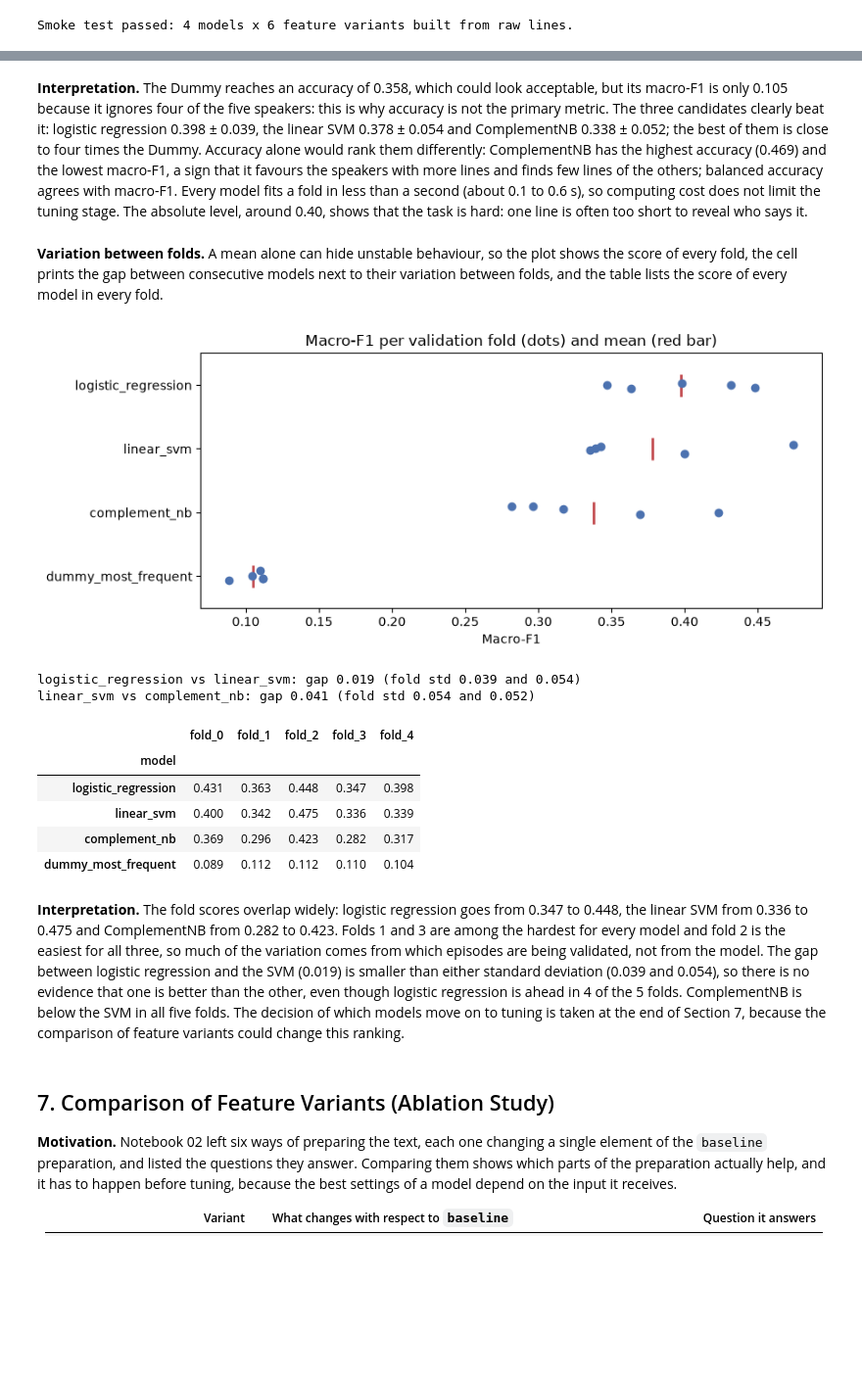
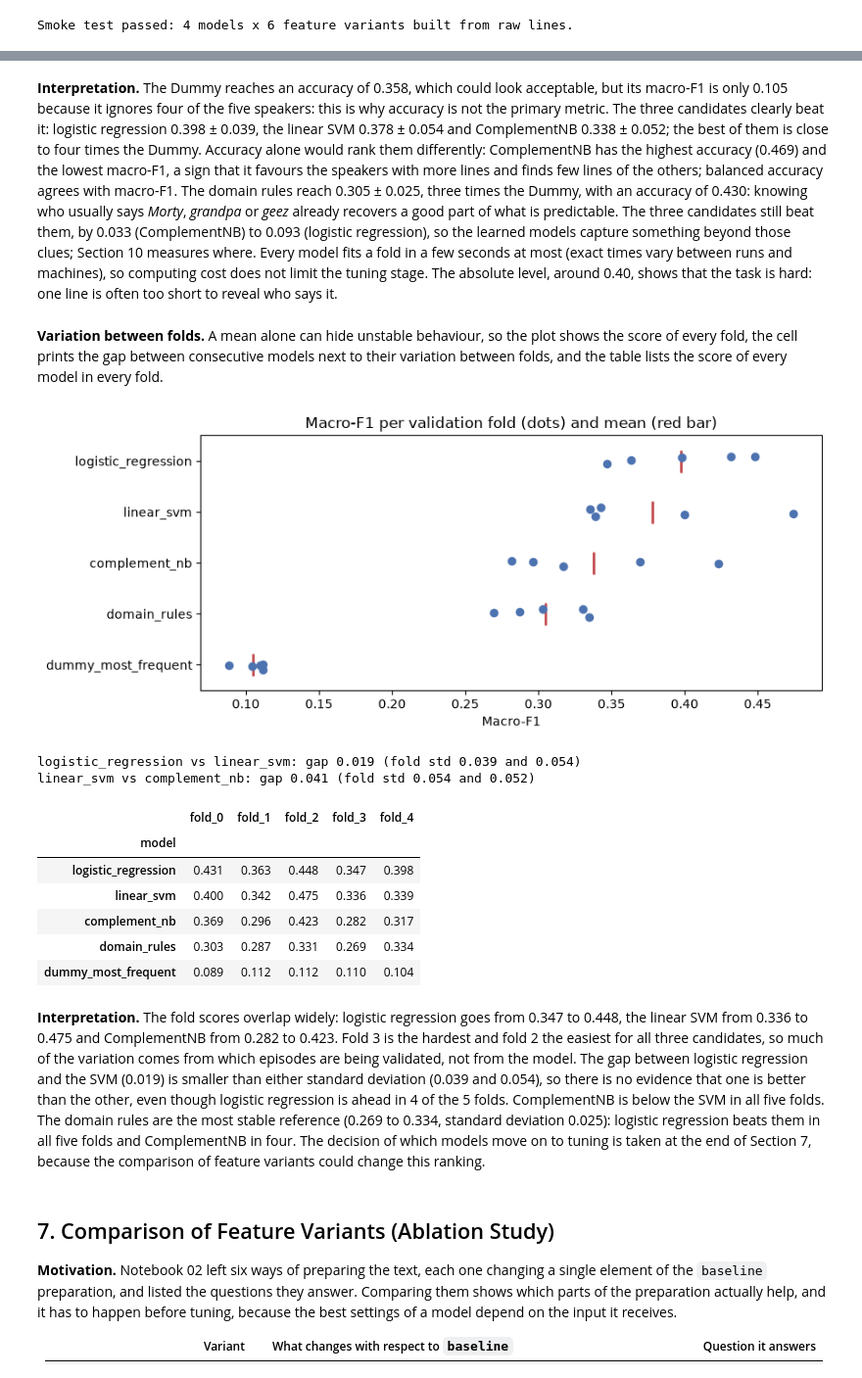
Before and after one commit to errodd/rick_and_morty_speech_speaker_predictor, a Jupyter notebook: notebooks/03_modeling_and_model_selection.ipynb, the cells around one changed output, grey strips where cells are left out. Shown at 98% size. Saved outputs shown, nothing was run; the diff lists cells and outputs as text; code cells hidden in the pictures; blank space fills up the shorter version.

```diff
--- a/notebooks/03_modeling_and_model_selection.ipynb
+++ b/notebooks/03_modeling_and_model_selection.ipynb
@@ -666,12 +800,13 @@ reports the mean and standard deviation of macro-F1 across folds, the secondary
 per fold.
 # %%
 initial_results = pd.DataFrame([
-    evaluate_cv(model_name, build_candidate(model_name), stage="initial")
-    for model_name in CANDIDATES
+    *(evaluate_cv(model_name, build_candidate(model_name), stage="initial") for model_name in CANDIDATES),
+    evaluate_cv("domain_rules", DomainRuleClassifier(), stage="initial"),
 ])
-initial_results.insert(1, "configuration", initial_results["model"].map(
-    {name: spec["initial_configuration"] for name, spec in CANDIDATES.items()}
-))
+initial_results.insert(1, "configuration", initial_results["model"].map({
+    **{name: spec["initial_configuration"] for name, spec in CANDIDATES.items()},
+    "domain_rules": f"cue -> speaker rules learned on each fold (at least {MIN_CUE_LINES} lines); no cue -> majority class",
+}))
 
 comparison_columns = [
     "model", "configuration", "macro_f1_mean", "macro_f1_std",
@@ -690,8 +826,11 @@ initial_results.sort_values("macro_f1_mean", ascending=False)[comparison_columns
 candidates clearly beat it: logistic regression 0.398 ± 0.039, the linear SVM 0.378 ± 0.054 and ComplementNB
 0.338 ± 0.052; the best of them is close to four times the Dummy. Accuracy alone would rank them differently: ComplementNB has the
 highest accuracy (0.469) and the lowest macro-F1, a sign that it favours the speakers with more lines and finds
-few lines of the others; balanced accuracy agrees with macro-F1. Every model fits a fold in less than a second (about 0.1
-to 0.6 s), so computing cost does not limit the tuning stage. The absolute level, around 0.40, shows that the task is
+few lines of the others; balanced accuracy agrees with macro-F1. The domain rules reach 0.305 ± 0.025, three times
+the Dummy, with an accuracy of 0.430: knowing who usually says *Morty*, *grandpa* or *geez* already recovers a good
+part of what is predictable. The three candidates still beat them, by 0.033 (ComplementNB) to 0.093 (logistic
+regression), so the learned models capture something beyond those clues; Section 10 measures where. Every model fits a fold in a few seconds at most (exact
+times vary between runs and machines), so computing cost does not limit the tuning stage. The absolute level, around 0.40, shows that the task is
 hard: one line is often too short to reveal who says it.
 # %% [markdown]
 **Variation between folds.** A mean alone can hide unstable behaviour, so the plot shows the score of every fold,
@@ -700,31 +839,31 @@ score of every model in every fold.
 # %%
 fold_scores = (
     initial_results[["model", "fold_scores"]]
     .explode("fold_scores")
     .astype({"fold_scores": float})
     .rename(columns={"fold_scores": "macro_f1"})
 )
 order = initial_results.sort_values("macro_f1_mean", ascending=False)["model"]
 
 fig, ax = plt.subplots(figsize=(9, 3.8))
 sns.stripplot(data=fold_scores, x="macro_f1", y="model", order=order, size=7, color="#4C72B0", ax=ax)
 sns.pointplot(data=fold_scores, x="macro_f1", y="model", order=order, color="#C44E52",
               errorbar=None, markers="|", markersize=18, linestyle="none", ax=ax)
 ax.set_title("Macro-F1 per validation fold (dots) and mean (red bar)")
 ax.set_xlabel("Macro-F1")
 ax.set_ylabel("")
 plt.tight_layout()
 plt.show()
 
-non_dummy = initial_results.query("model != 'dummy_most_frequent'").sort_values("macro_f1_mean", ascending=False)
-for first, second in zip(non_dummy.itertuples(), non_dummy.iloc[1:].itertuples()):
+candidate_rows = initial_results.query("model not in @REFERENCE_MODELS").sort_values("macro_f1_mean", ascending=False)
+for first, second in zip(candidate_rows.itertuples(), candidate_rows.iloc[1:].itertuples()):
     print(f"{first.model} vs {second.model}: gap {first.macro_f1_mean - second.macro_f1_mean:.3f} "
           f"(fold std {first.macro_f1_std:.3f} and {second.macro_f1_std:.3f})")
 print()
 FOLD_COLUMNS = [f"fold_{fold}" for fold in range(N_FOLDS)]
 pd.DataFrame(np.vstack(initial_results["fold_scores"]), index=initial_results["model"], columns=FOLD_COLUMNS).loc[order].round(3)
 # %% [output]
-[figure, old version]
+[figure, new version]
 logistic_regression vs linear_svm: gap 0.019 (fold std 0.039 and 0.054)
 linear_svm vs complement_nb: gap 0.041 (fold std 0.054 and 0.052)
 |  | fold_0 | fold_1 | fold_2 | fold_3 | fold_4 |
@@ -732,14 +871,16 @@ linear_svm vs complement_nb: gap 0.041 (fold std 0.054 and 0.052)
 | logistic_regression | 0.431 | 0.363 | 0.448 | 0.347 | 0.398 |
 | linear_svm | 0.400 | 0.342 | 0.475 | 0.336 | 0.339 |
 | complement_nb | 0.369 | 0.296 | 0.423 | 0.282 | 0.317 |
+| domain_rules | 0.303 | 0.287 | 0.331 | 0.269 | 0.334 |
 | dummy_most_frequent | 0.089 | 0.112 | 0.112 | 0.110 | 0.104 |
 # %% [markdown]
 **Interpretation.** The fold scores overlap widely: logistic regression goes from 0.347 to 0.448, the linear SVM
-from 0.336 to 0.475 and ComplementNB from 0.282 to 0.423. Folds 1 and 3 are among the hardest for every model and fold 2
-is the easiest for all three, so much of the variation comes from which episodes are being validated, not from the model. The gap
+from 0.336 to 0.475 and ComplementNB from 0.282 to 0.423. Fold 3 is the hardest and fold 2
+the easiest for all three candidates, so much of the variation comes from which episodes are being validated, not from the model. The gap
 between logistic regression and the SVM (0.019) is smaller than either standard deviation (0.039 and 0.054), so
 there is no evidence that one is better than the other, even though logistic regression is ahead in 4 of the 5
-folds. ComplementNB is below the SVM in all five folds. The decision of which models move on to tuning is taken at
+folds. ComplementNB is below the SVM in all five folds. The domain rules are the most stable reference (0.269 to
+0.334, standard deviation 0.025): logistic regression beats them in all five folds and ComplementNB in four. The decision of which models move on to tuning is taken at
 the end of Section 7, because the comparison of feature variants could change this ranking.
 # %% [markdown]
 ## 7. Comparison of Feature Variants (Ablation Study)
```
Also changed, not shown: parts of 36 cells of this notebook.
